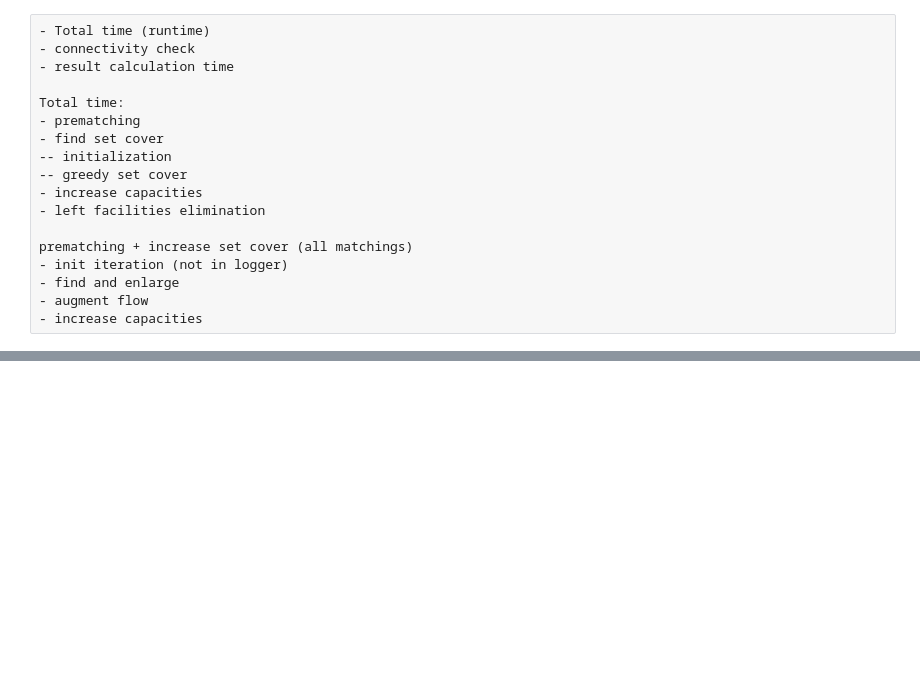
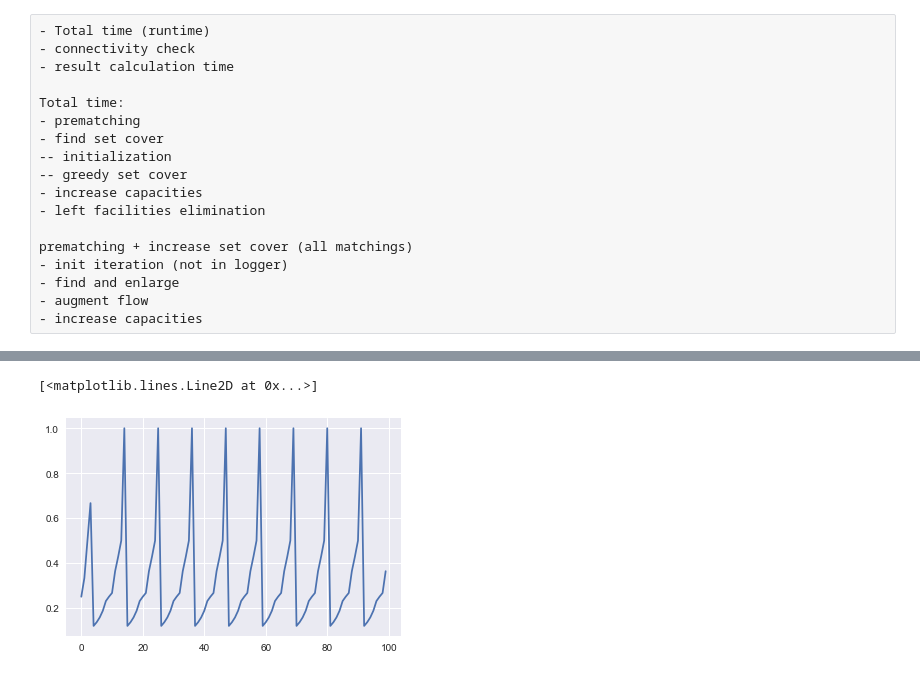
Before and after one commit to allogn/wma, a Jupyter notebook: experiments/profiling/fcla profiling.ipynb, the cells around one changed output, grey strips where cells are left out. Drawn from its saved outputs; the diff is of its cells as text; code cells hidden in the pictures; blank space fills up the shorter version.

```diff
--- a/experiments/profiling/fcla profiling.ipynb
+++ b/experiments/profiling/fcla profiling.ipynb
@@ -128,0 +164,5 @@ plt.legend()
+# %%
+plt.plot(data['relative gain'][700:800])
+# %% [output]
+[<matplotlib.lines.Line2D at 0x...>]
+[figure, added]
```
Also changed, not shown: parts of 25 cells of this notebook, 2 other files.
